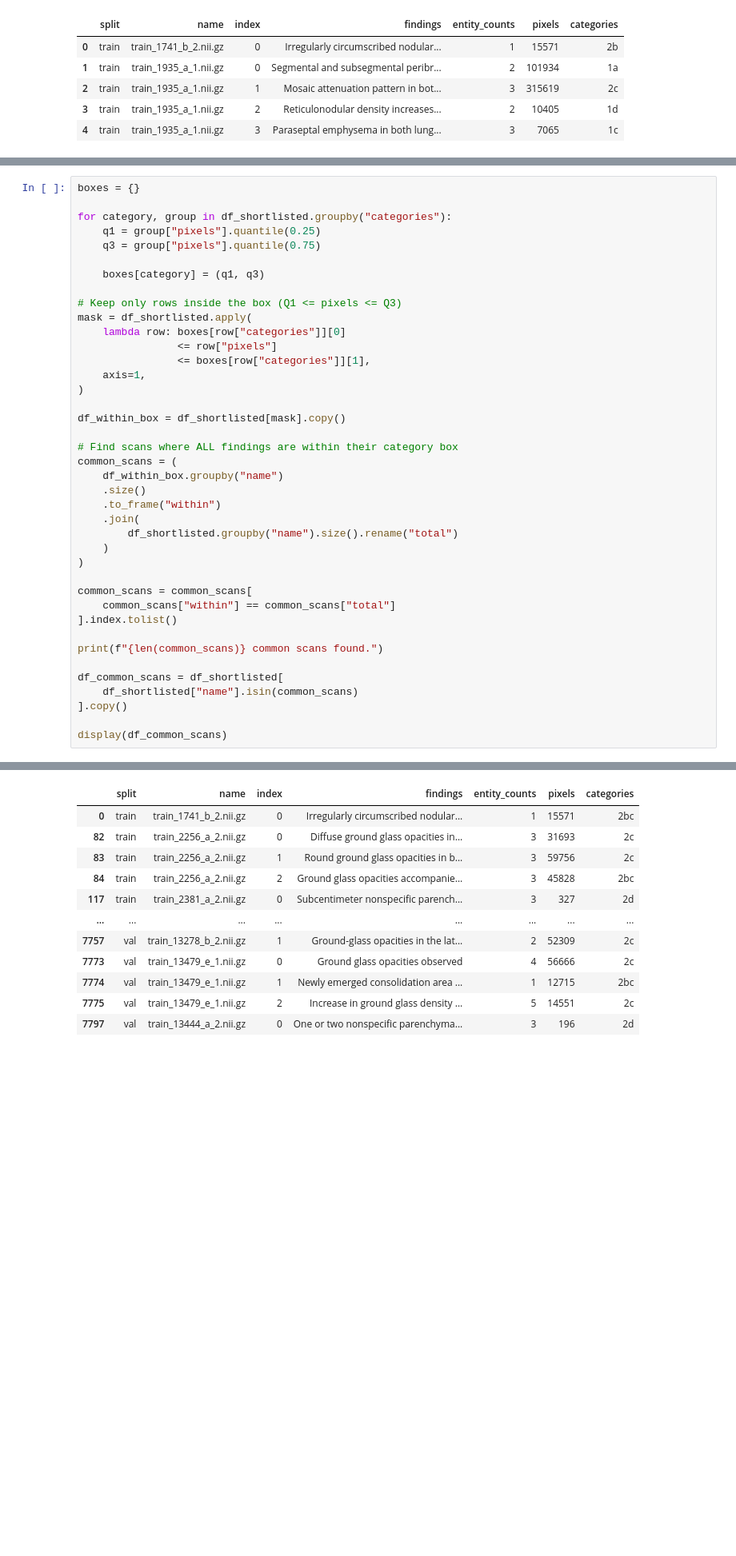
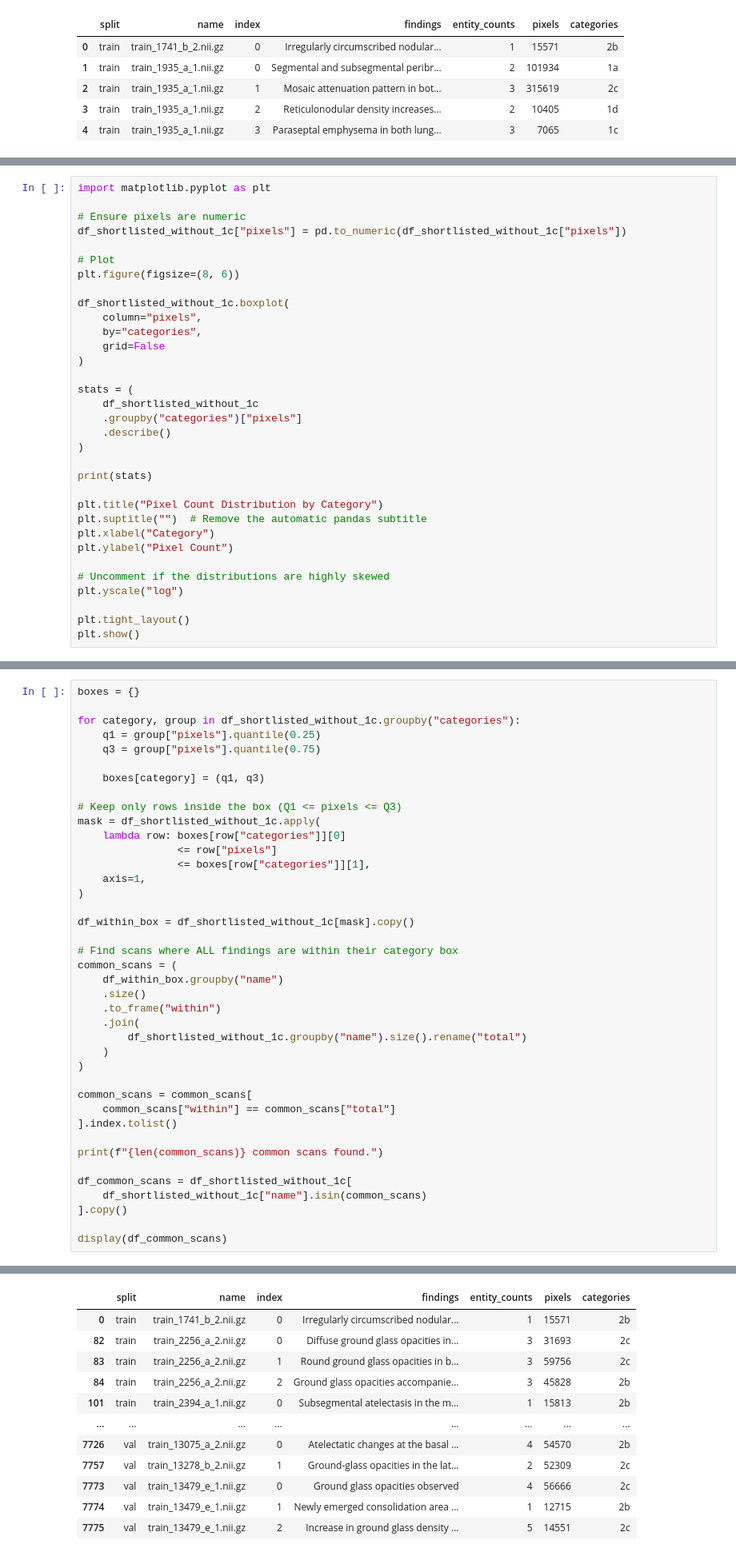
Before and after one commit to ckekula/fyp-3d-ct, a Jupyter notebook: eda/json.ipynb, the cells around one changed output, grey strips where cells are left out. Shown at 80% size. Cells and saved outputs as stored; diff of their text form; blank space fills up the shorter version.

```diff
--- a/eda/json.ipynb
+++ b/eda/json.ipynb
@@ -2203,0 +2099,33 @@ Name: name, dtype: int64
+# %%
+import matplotlib.pyplot as plt
+
+# Ensure pixels are numeric
+df_shortlisted_without_1c["pixels"] = pd.to_numeric(df_shortlisted_without_1c["pixels"])
+
+# Plot
+plt.figure(figsize=(8, 6))
+
+df_shortlisted_without_1c.boxplot(
+    column="pixels",
+    by="categories",
+    grid=False
+)
+
+stats = (
+    df_shortlisted_without_1c
+    .groupby("categories")["pixels"]
+    .describe()
+)
+
+print(stats)
+
+plt.title("Pixel Count Distribution by Category")
+plt.suptitle("")  # Remove the automatic pandas subtitle
+plt.xlabel("Category")
+plt.ylabel("Pixel Count")
+
+# Uncomment if the distributions are highly skewed
+plt.yscale("log")
+
+plt.tight_layout()
+plt.show()
@@ -2204,21 +2144,21 @@ Name: name, dtype: int64
 # %%
 boxes = {}
 
-for category, group in df_shortlisted.groupby("categories"):
+for category, group in df_shortlisted_without_1c.groupby("categories"):
     q1 = group["pixels"].quantile(0.25)
     q3 = group["pixels"].quantile(0.75)
 
     boxes[category] = (q1, q3)
 
 # Keep only rows inside the box (Q1 <= pixels <= Q3)
-mask = df_shortlisted.apply(
+mask = df_shortlisted_without_1c.apply(
     lambda row: boxes[row["categories"]][0]
                 <= row["pixels"]
                 <= boxes[row["categories"]][1],
     axis=1,
 )
 
-df_within_box = df_shortlisted[mask].copy()
+df_within_box = df_shortlisted_without_1c[mask].copy()
 
 # Find scans where ALL findings are within their category box
 common_scans = (
@@ -2226,7 +2166,7 @@ common_scans = (
     .size()
     .to_frame("within")
     .join(
-        df_shortlisted.groupby("name").size().rename("total")
+        df_shortlisted_without_1c.groupby("name").size().rename("total")
     )
 )
 
@@ -2236,8 +2176,8 @@ common_scans = common_scans[
 
 print(f"{len(common_scans)} common scans found.")
 
-df_common_scans = df_shortlisted[
-    df_shortlisted["name"].isin(common_scans)
+df_common_scans = df_shortlisted_without_1c[
+    df_shortlisted_without_1c["name"].isin(common_scans)
 ].copy()
 
 display(df_common_scans)
@@ -2246,12 +2186,12 @@ display(df_common_scans)
 |  | split | name | index | findings | entity_counts | pixels | categories |
-| 0 | train | train_1741_b_2.nii.gz | 0 | Irregularly circumscribed nodular... | 1 | 15571 | 2bc |
+| 0 | train | train_1741_b_2.nii.gz | 0 | Irregularly circumscribed nodular... | 1 | 15571 | 2b |
 | 82 | train | train_2256_a_2.nii.gz | 0 | Diffuse ground glass opacities in... | 3 | 31693 | 2c |
 | 83 | train | train_2256_a_2.nii.gz | 1 | Round ground glass opacities in b... | 3 | 59756 | 2c |
-| 84 | train | train_2256_a_2.nii.gz | 2 | Ground glass opacities accompanie... | 3 | 45828 | 2bc |
-| 117 | train | train_2381_a_2.nii.gz | 0 | Subcentimeter nonspecific parench... | 3 | 327 | 2d |
+| 84 | train | train_2256_a_2.nii.gz | 2 | Ground glass opacities accompanie... | 3 | 45828 | 2b |
+| 101 | train | train_2394_a_1.nii.gz | 0 | Subsegmental atelectasis in the m... | 1 | 15813 | 2b |
 | ... | ... | ... | ... | ... | ... | ... | ... |
+| 7726 | val | train_13075_a_2.nii.gz | 0 | Atelectatic changes at the basal ... | 4 | 54570 | 2b |
 | 7757 | val | train_13278_b_2.nii.gz | 1 | Ground-glass opacities in the lat... | 2 | 52309 | 2c |
 | 7773 | val | train_13479_e_1.nii.gz | 0 | Ground glass opacities observed | 4 | 56666 | 2c |
-| 7774 | val | train_13479_e_1.nii.gz | 1 | Newly emerged consolidation area ... | 1 | 12715 | 2bc |
+| 7774 | val | train_13479_e_1.nii.gz | 1 | Newly emerged consolidation area ... | 1 | 12715 | 2b |
 | 7775 | val | train_13479_e_1.nii.gz | 2 | Increase in ground glass density ... | 5 | 14551 | 2c |
-| 7797 | val | train_13444_a_2.nii.gz | 0 | One or two nonspecific parenchyma... | 3 | 196 | 2d |
```
Also changed, not shown: parts of 28 cells of this notebook, 2 other files.
